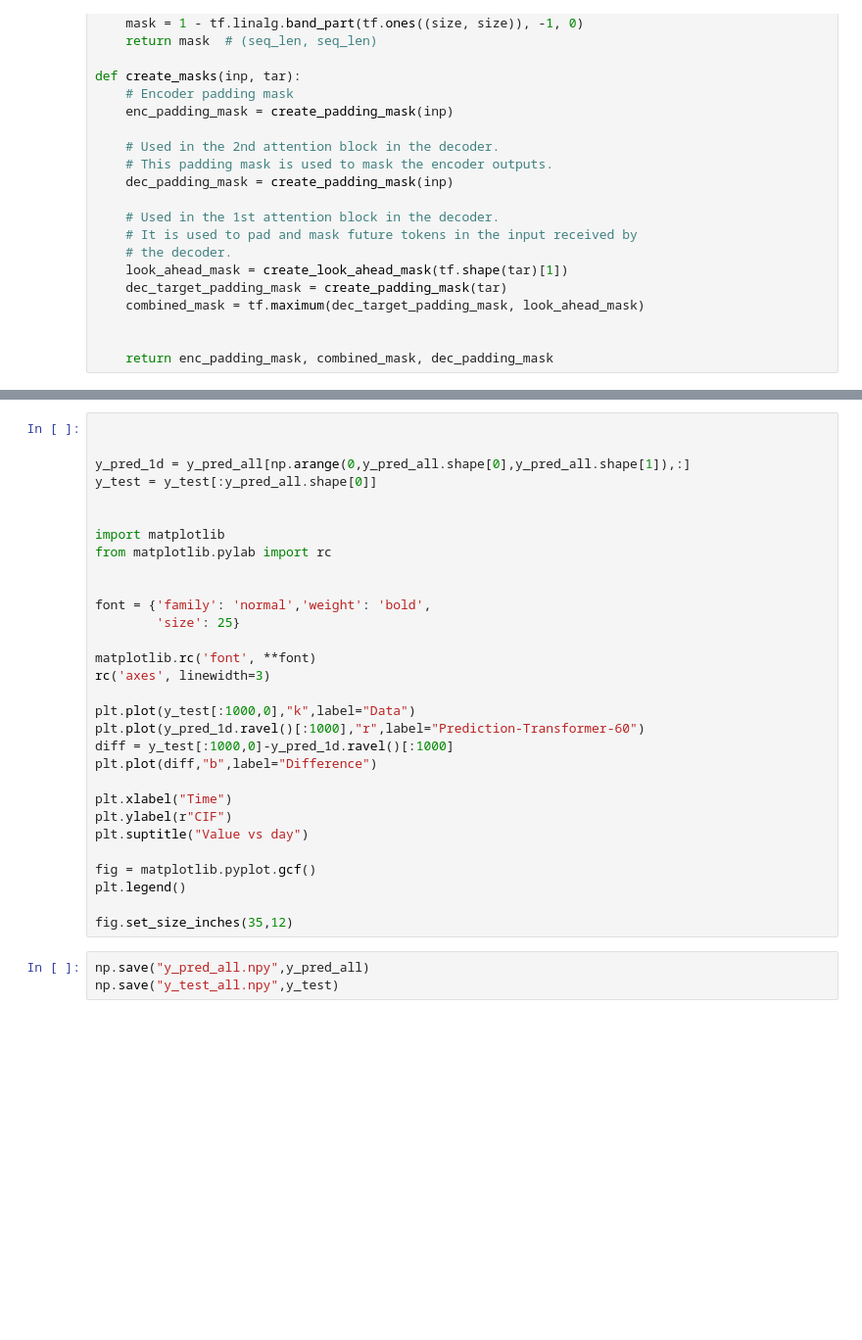
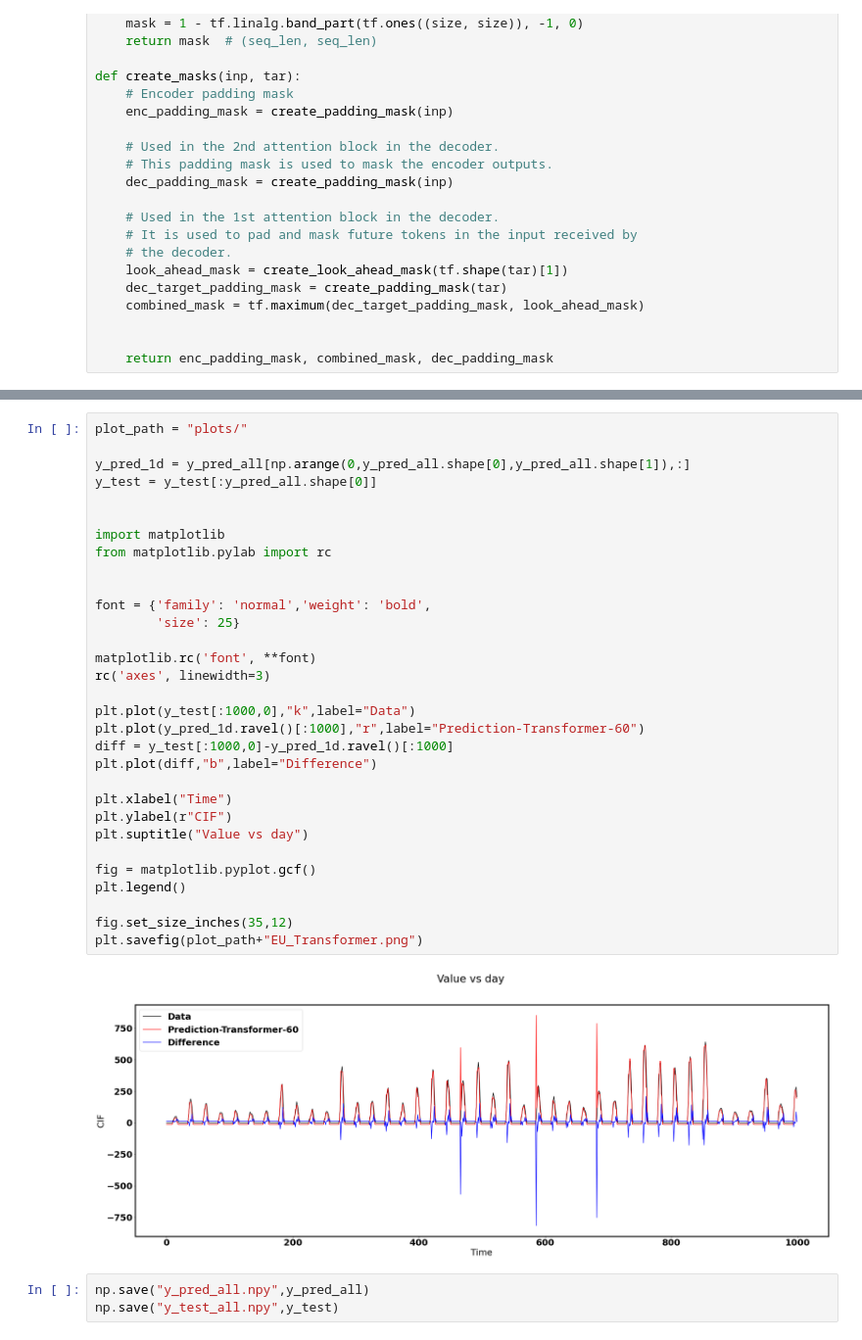
Before and after one commit to peraktong/Passion, a Jupyter notebook: Transformer_TS_EU_Regressor_v1_1.ipynb, the cells around one changed output, grey strips where cells are left out. Shown at 98% size. Cells and saved outputs as stored; diff of their text form; blank space fills up the shorter version.

Commit message:
classifier-regressor Transformer

```diff
--- a/Transformer_TS_EU_Regressor_v1_1.ipynb
+++ b/Transformer_TS_EU_Regressor_v1_1.ipynb
@@ -890,33 +914,36 @@ print("Train+Test all set!")
 # %%
-
+plot_path = "plots/"
 
 y_pred_1d = y_pred_all[np.arange(0,y_pred_all.shape[0],y_pred_all.shape[1]),:]
 y_test = y_test[:y_pred_all.shape[0]]
 
 
 import matplotlib
 from matplotlib.pylab import rc
 
 
 font = {'family': 'normal','weight': 'bold',
         'size': 25}
 
 matplotlib.rc('font', **font)
 rc('axes', linewidth=3)
 
 plt.plot(y_test[:1000,0],"k",label="Data")
 plt.plot(y_pred_1d.ravel()[:1000],"r",label="Prediction-Transformer-60")
 diff = y_test[:1000,0]-y_pred_1d.ravel()[:1000]
 plt.plot(diff,"b",label="Difference")
 
 plt.xlabel("Time")
 plt.ylabel(r"CIF")
 plt.suptitle("Value vs day")
 
 fig = matplotlib.pyplot.gcf()
 plt.legend()
 
 fig.set_size_inches(35,12)
+plt.savefig(plot_path+"EU_Transformer.png")
+# %% [output]
+[figure, added]
 # %%
 np.save("y_pred_all.npy",y_pred_all)
 np.save("y_test_all.npy",y_test)
```
Also changed, not shown: parts of 9 cells of this notebook, 4 other files.
